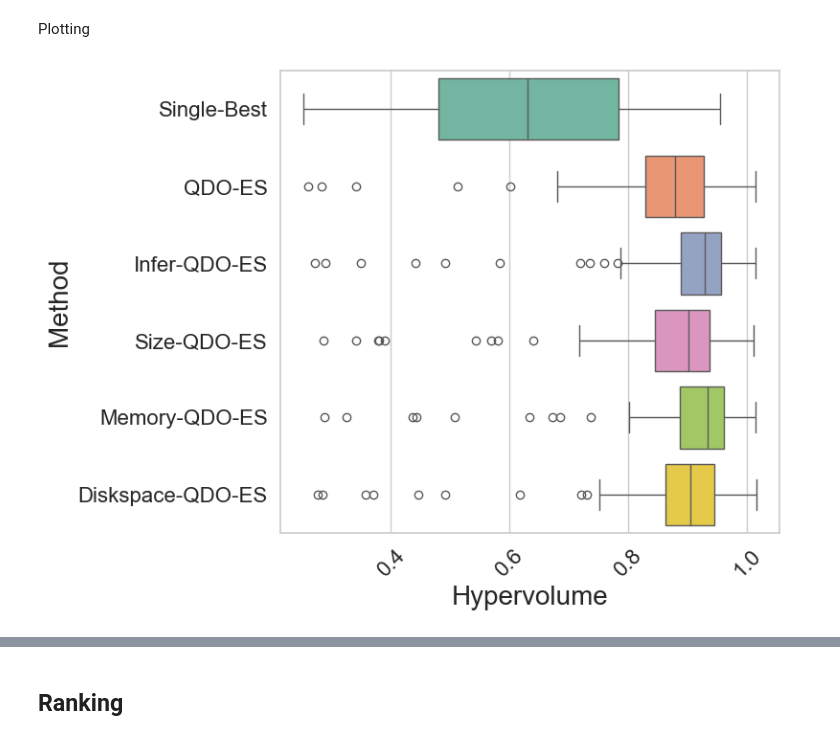
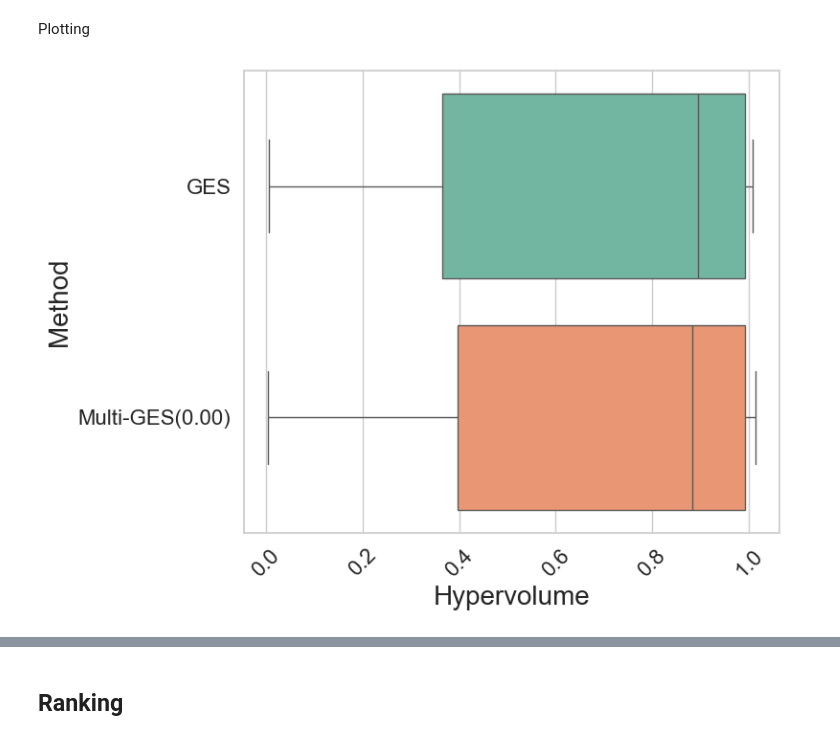
Before and after one commit to Atraxus/HA-ES, a Jupyter notebook: haes/plotting.ipynb, the cells around one changed output, grey strips where cells are left out. Cells and saved outputs as stored; diff of their text form; code cells hidden in the pictures.

Commit message:
Multi-GES eval and generation fix

```diff
--- a/haes/plotting.ipynb
+++ b/haes/plotting.ipynb
@@ -25,7 +25,7 @@ from tabrepo import load_repository
 method_id_name_dict = {
     "GES": "GES",
     "SINGLE_BEST": "Single-Best",
-    "MULTI_GES": "Multi-GES",
+    "MULTI_GES-0.00": "Multi-GES(0.00)",
     "QO": "QO-ES",
     "QDO": "QDO-ES",
     "ENS_SIZE_QDO": "Size-QDO-ES",
@@ -33,6 +33,12 @@ method_id_name_dict = {
     "MEMORY_QDO": "Memory-QDO-ES",
     "DISK_QDO": "Diskspace-QDO-ES",
 }
+# infer_time_weights = np.linspace(0, 1, num=15)
+# infer_time_weights = np.round(infer_time_weights, 2)
+# multi_ges_method_ids = [f"MULTI_GES-{time_weight:.2f}" for time_weight in infer_time_weights]
+# multi_ges_method_names = [f"Multi-GES({time_weight:.2f})" for time_weight in infer_time_weights]
+# for id, name in zip(multi_ges_method_ids, multi_ges_method_names):
+#     method_id_name_dict[id] = name
 
 print("Loading data. This might take a while...")
 df = pd.read_json("../data/full.json")
@@ -42,9 +48,12 @@ if "method" in df.columns:
     df["method_name"] = df["method"].map(method_id_name_dict)
 else:
     raise ValueError("Column 'method' not found in DataFrame")
+df = df.dropna(subset=['method_name'])
 print(df.shape)
 print(df.columns)
+print(df["method_name"].unique())
 print(df["method"].unique())
+
 context_name = "D244_F3_C1530_100"
 repo = load_repository(context_name, cache=True)
 df["models_used_length"] = df["models_used"].apply(len)
@@ -636,23 +669,25 @@ def plot_hypervolumes(all_hypervolumes, directory: str = "../plots/"):
 Plotting
 # %%
 methods = [
-    "Single-Best",
-    "QDO-ES",
-    "Infer-QDO-ES",
-    "Size-QDO-ES",
-    "Memory-QDO-ES",
-    "Diskspace-QDO-ES",
+    "GES",
+    "Multi-GES(0.00)"
+    # "Single-Best",
+    # "QDO-ES",
+    # "Infer-QDO-ES",
+    # "Size-QDO-ES",
+    # "Memory-QDO-ES",
+    # "Diskspace-QDO-ES",
 ]
 all_hypervolumes = {}
 
 for method in methods:
     all_hypervolumes[method] = calculate_average_hypervolumes(df, method, ["negated_normalized_roc_auc", "normalized_memory"])
 
 plot_hypervolumes(all_hypervolumes)
 hypervolumes_df = pd.DataFrame(all_hypervolumes)
 hypervolumes_df.to_csv("../data/hypervolumes.csv", index=False)
 # %% [output]
-[figure, old version]
+[figure, new version]
 # %%
 data = []
 for method, tasks in all_hypervolumes.items():
```
Also changed, not shown: parts of 6 cells of this notebook, 22 other files.
